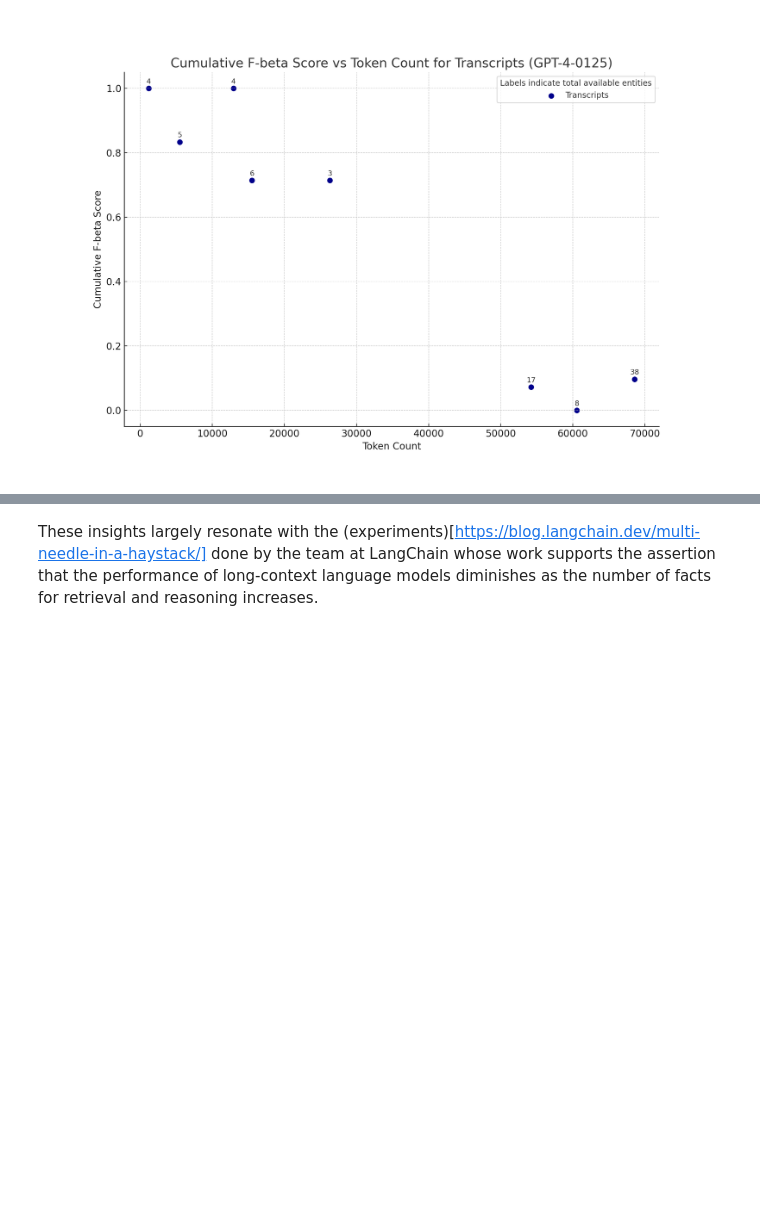
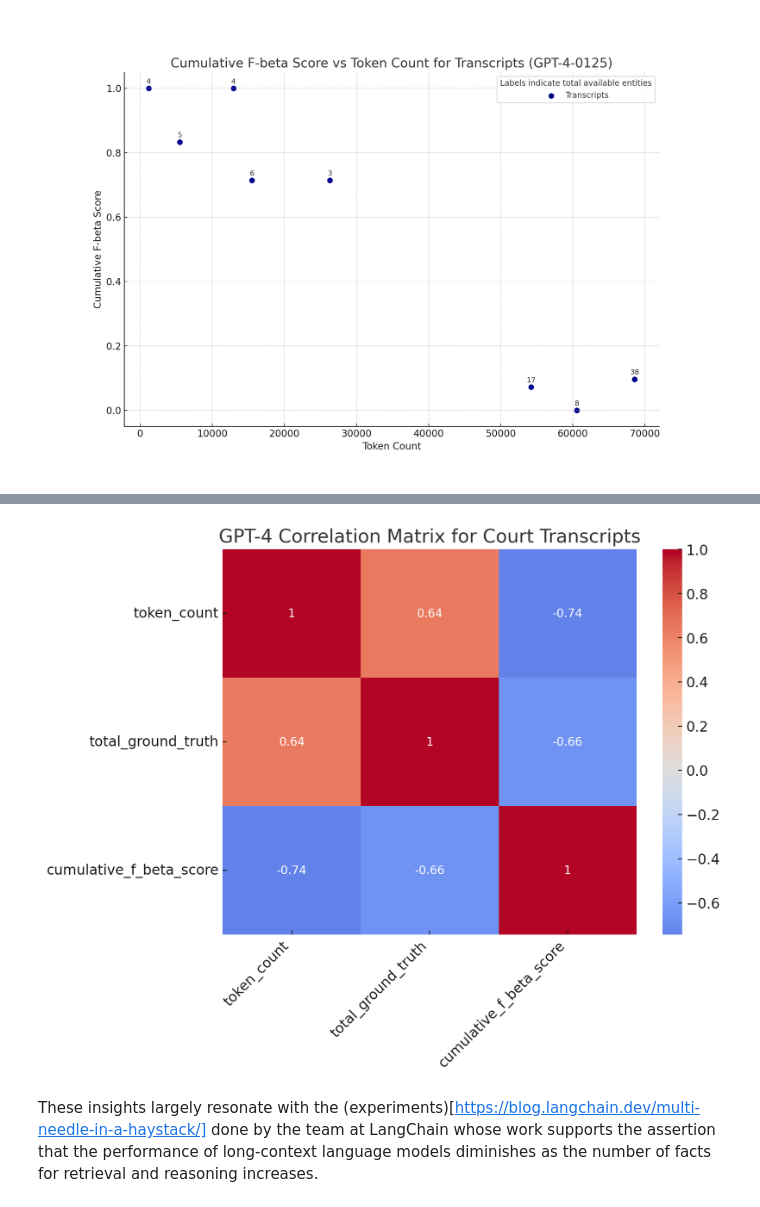
Before and after one commit to ipno-llead/US-IPNO-exonerations, a Jupyter notebook: write/HRDAG-tech-corner/blog-post-2/write/iteration-3.ipynb, the cells around one changed output, grey strips where cells are left out. Cells and saved outputs as stored; diff of their text form; code cells hidden in the pictures; blank space fills up the shorter version.

```diff
--- a/write/HRDAG-tech-corner/blog-post-2/write/iteration-3.ipynb
+++ b/write/HRDAG-tech-corner/blog-post-2/write/iteration-3.ipynb
@@ -193,3 +224,7 @@ Image(filename='../graphs/gpt4_0125_heatmap.png')
+# %%
+Image(filename='../graphs/gpt4_transcripts_correlation_heatmap.png')
+# %% [output]
+[figure, added]
 # %% [markdown]
 These insights largely resonate with the (experiments)[https://blog.langchain.dev/multi-needle-in-a-haystack/] done by the team at LangChain whose work supports the assertion that the performance of long-context language models diminishes as the number of facts for retrieval and reasoning increases.
 # %% [markdown]
```
Also changed, not shown: parts of 11 cells of this notebook, 4 other files.
